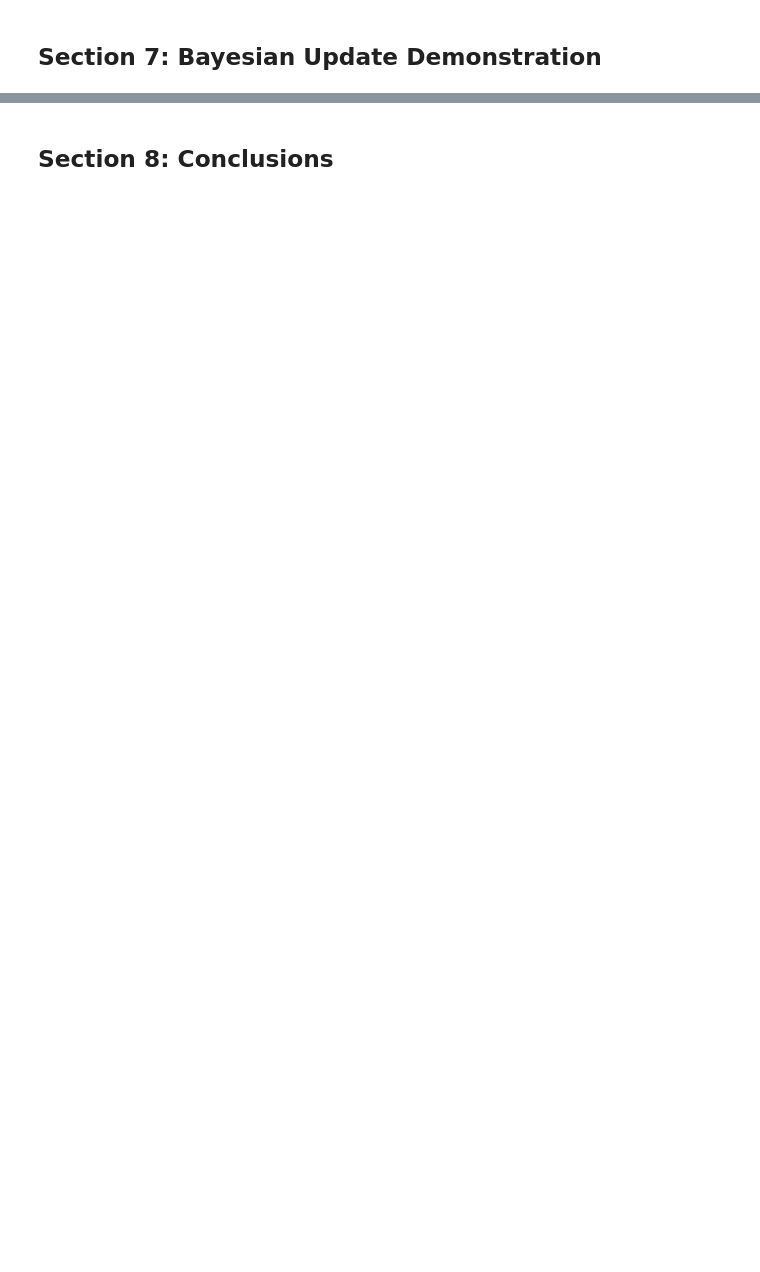
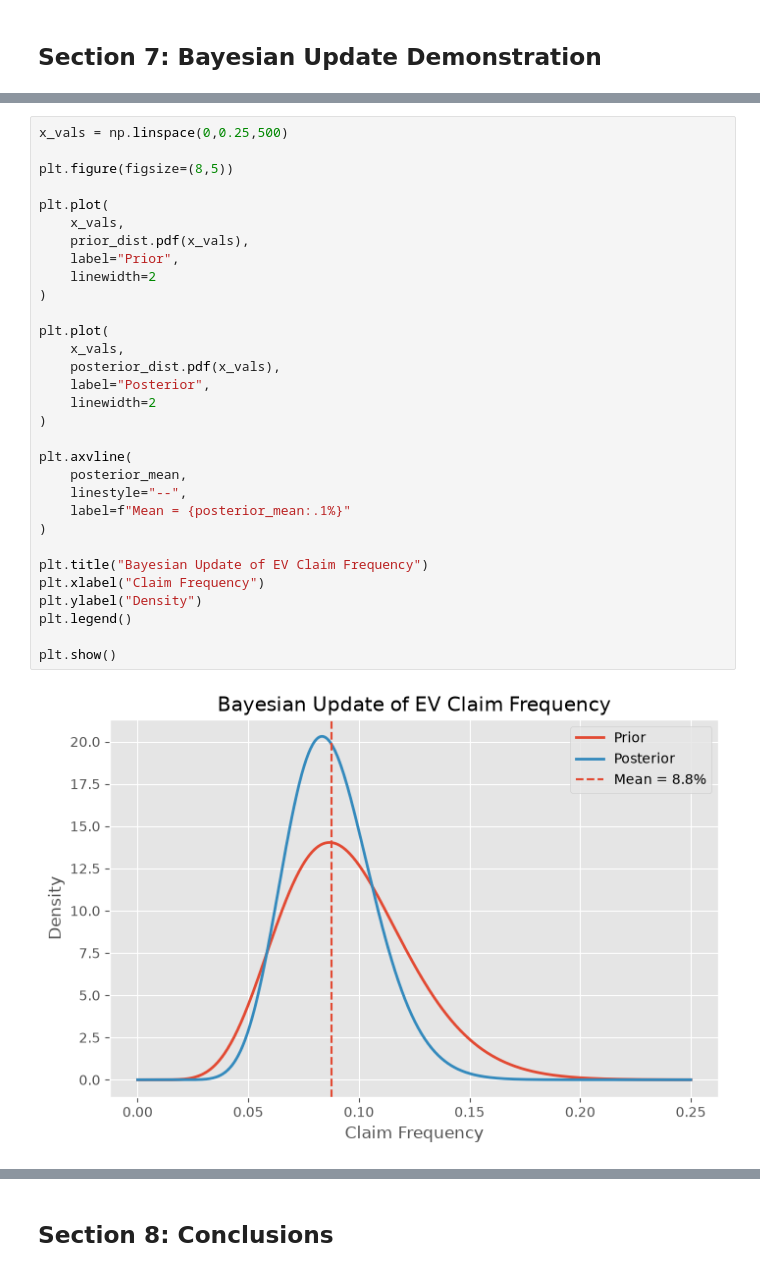
Before and after one commit to akashgupta0728/Zensung-Malaysia-EV, a Jupyter notebook: EV_Risk_Scoring_Model.ipynb, the cells around one changed output, grey strips where cells are left out. Saved outputs shown, nothing was run; the diff lists cells and outputs as text; blank space fills up the shorter version.

Commit message:
bayesian and monte carlo sections added

```diff
--- a/EV_Risk_Scoring_Model.ipynb
+++ b/EV_Risk_Scoring_Model.ipynb
@@ -432,0 +495,33 @@ Name: proportion, dtype: float64
+# %%
+x_vals = np.linspace(0,0.25,500)
+
+plt.figure(figsize=(8,5))
+
+plt.plot(
+    x_vals,
+    prior_dist.pdf(x_vals),
+    label="Prior",
+    linewidth=2
+)
+
+plt.plot(
+    x_vals,
+    posterior_dist.pdf(x_vals),
+    label="Posterior",
+    linewidth=2
+)
+
+plt.axvline(
+    posterior_mean,
+    linestyle="--",
+    label=f"Mean = {posterior_mean:.1%}"
+)
+
+plt.title("Bayesian Update of EV Claim Frequency")
+plt.xlabel("Claim Frequency")
+plt.ylabel("Density")
+plt.legend()
+
+plt.show()
+# %% [output]
+[figure, added]
```
Also changed, not shown: parts of 11 cells of this notebook.
